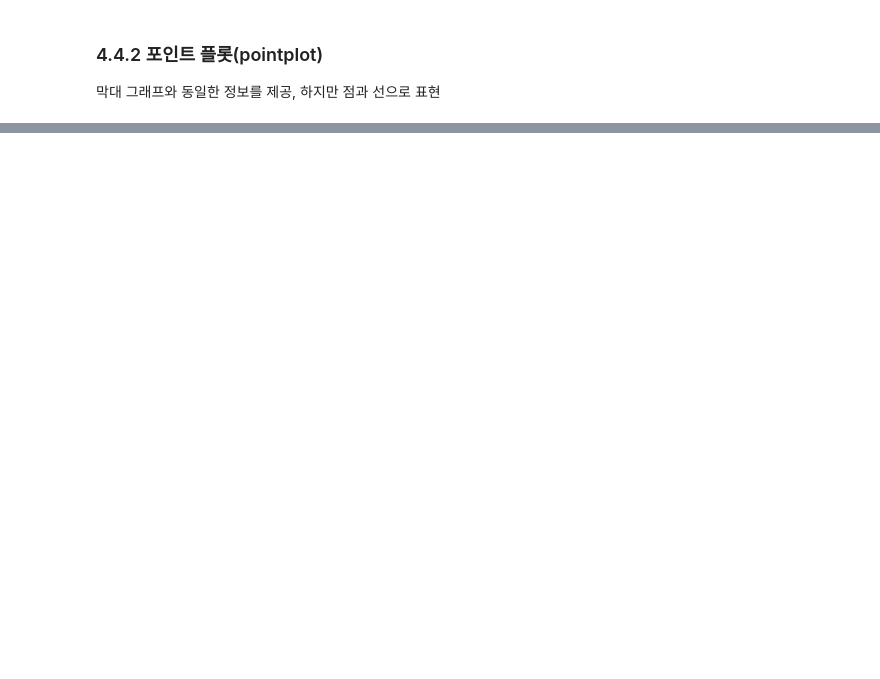
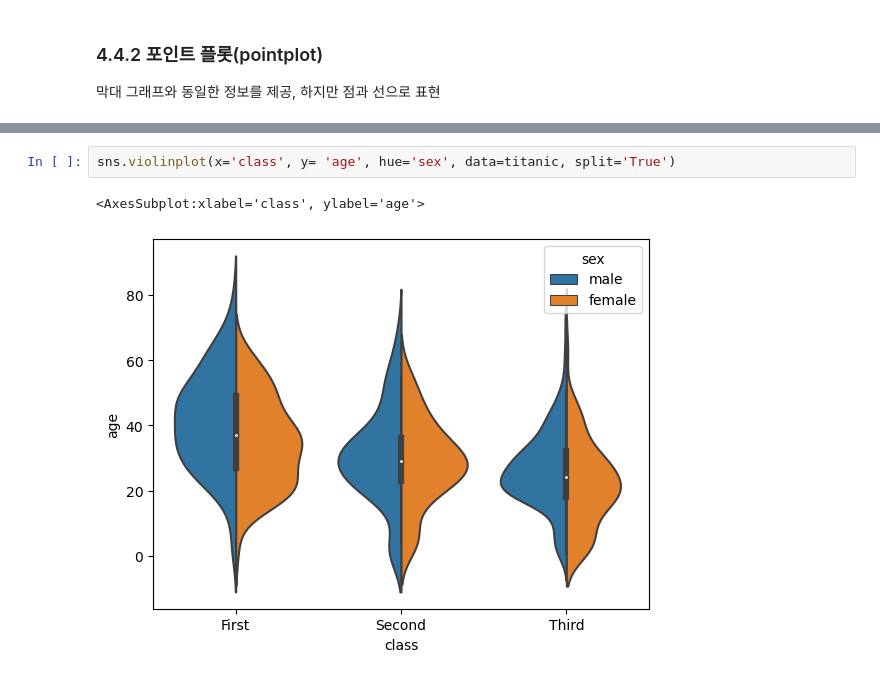
Before and after one commit to bongjooncha/kaggle_study, a Jupyter notebook: ch4/book.ipynb, the cells around one changed output, grey strips where cells are left out. Drawn from its saved outputs; the diff is of its cells as text; blank space fills up the shorter version.

```diff
--- a/ch4/book.ipynb
+++ b/ch4/book.ipynb
@@ -220,0 +248,5 @@ sns.pointplot(x= 'class', y='fare', data=titanic)
+# %%
+sns.violinplot(x='class', y= 'age', hue='sex', data=titanic, split='True')
+# %% [output]
+<AxesSubplot:xlabel='class', ylabel='age'>
+[figure, added]
```
Also changed, not shown: parts of 23 cells of this notebook, 1 other file.
